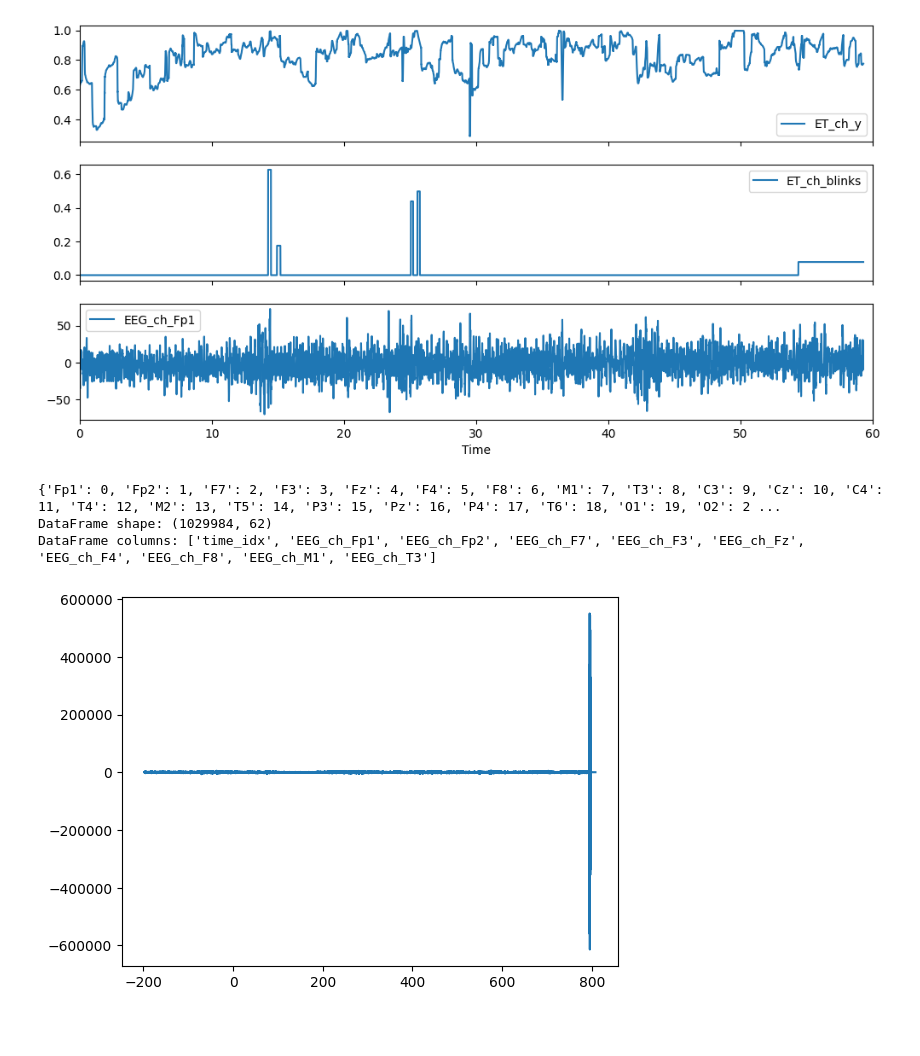
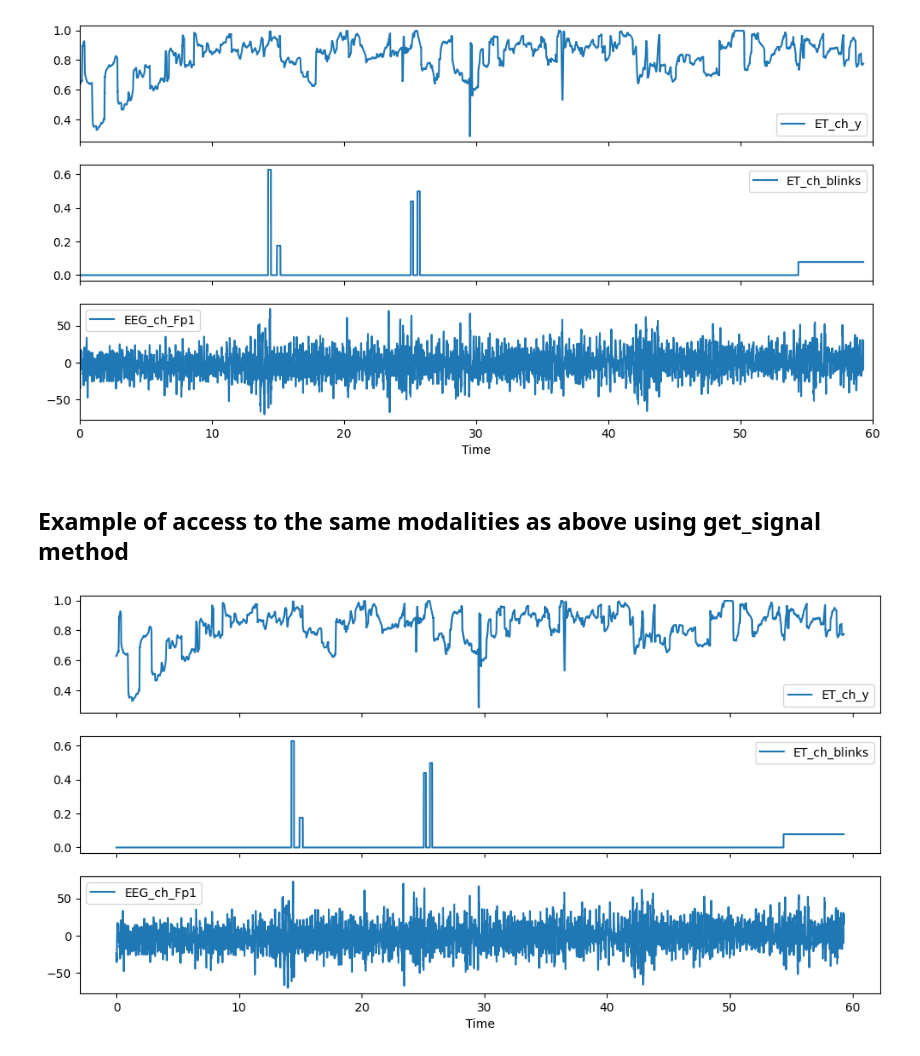
Before and after one commit to SYNCC-IN/hyperscanning-signal-analysis, a Jupyter notebook: scripts/Example_DataLoader_usage.ipynb, the cells around one changed output. Drawn from its saved outputs; the diff is of its cells as text; code cells hidden in the pictures; blank space fills up the shorter version.

```diff
--- a/scripts/Example_DataLoader_usage.ipynb
+++ b/scripts/Example_DataLoader_usage.ipynb
@@ -226,16 +203,21 @@ plt.xlabel('Time')
 plt.show()
 # %% [output]
 [figure]
-# %%
-# plot EEG data from DataFrame
-t = multimodal_data.data['time'].values
-x = multimodal_data.data['EEG_cg_Fp1'].values
-plt.plot(t, x)
-print(multimodal_data.eeg_channel_mapping)
-print('DataFrame shape:', multimodal_data.data.shape)
-print('DataFrame columns:', list(multimodal_data.data.columns)[:10])
-# %% [output]
-{'Fp1': 0, 'Fp2': 1, 'F7': 2, 'F3': 3, 'Fz': 4, 'F4': 5, 'F8': 6, 'M1': 7, 'T3': 8, 'C3': 9, 'Cz': 10, 'C4': 11, 'T4': 12, 'M2': 13, 'T5': 14, 'P3': 15, 'Pz': 16, 'P4': 17, 'T6': 18, 'O1': 19, 'O2': 2 ...
-DataFrame shape: (1029984, 62)
-DataFrame columns: ['time_idx', 'EEG_ch_Fp1', 'EEG_ch_Fp2', 'EEG_ch_F7', 'EEG_ch_F3', 'EEG_ch_Fz', 'EEG_ch_F4', 'EEG_ch_F8', 'EEG_ch_M1', 'EEG_ch_T3']
-[figure, removed]
+# %% [markdown]
+## Example of access to the same modalities as above using get_signal method
+# %%
+time, _, ET_ch_y = multimodal_data.get_signals(mode='ET', member='ch', selected_channels=['y'], selected_events=['Brave'])
+_, _, ET_ch_blinks = multimodal_data.get_signals(mode='ET', member='ch', selected_channels=['blinks'], selected_events=['Brave'])
+_, _, EEG_ch_Fp1 = multimodal_data.get_signals(mode='EEG', member='ch', selected_channels=['Fp1'], selected_events=['Brave'])
+
+fig, ax = plt.subplots(figsize=(12, 6),sharex=True, sharey=False,nrows=3)
+ax[0].plot(time, ET_ch_y, linestyle='-', label='ET_ch_y')
+ax[0].legend()
+ax[1].plot(time, ET_ch_blinks, linestyle='-', label='ET_ch_blinks')
+ax[1].legend()
+ax[2].plot(time, EEG_ch_Fp1, linestyle='-', label='EEG_ch_Fp1')
+ax[2].legend()
+plt.xlabel('Time')
+plt.show()
+# %% [output]
+[figure, added]
```
Also changed, not shown: parts of 12 cells of this notebook, 11 other files.
